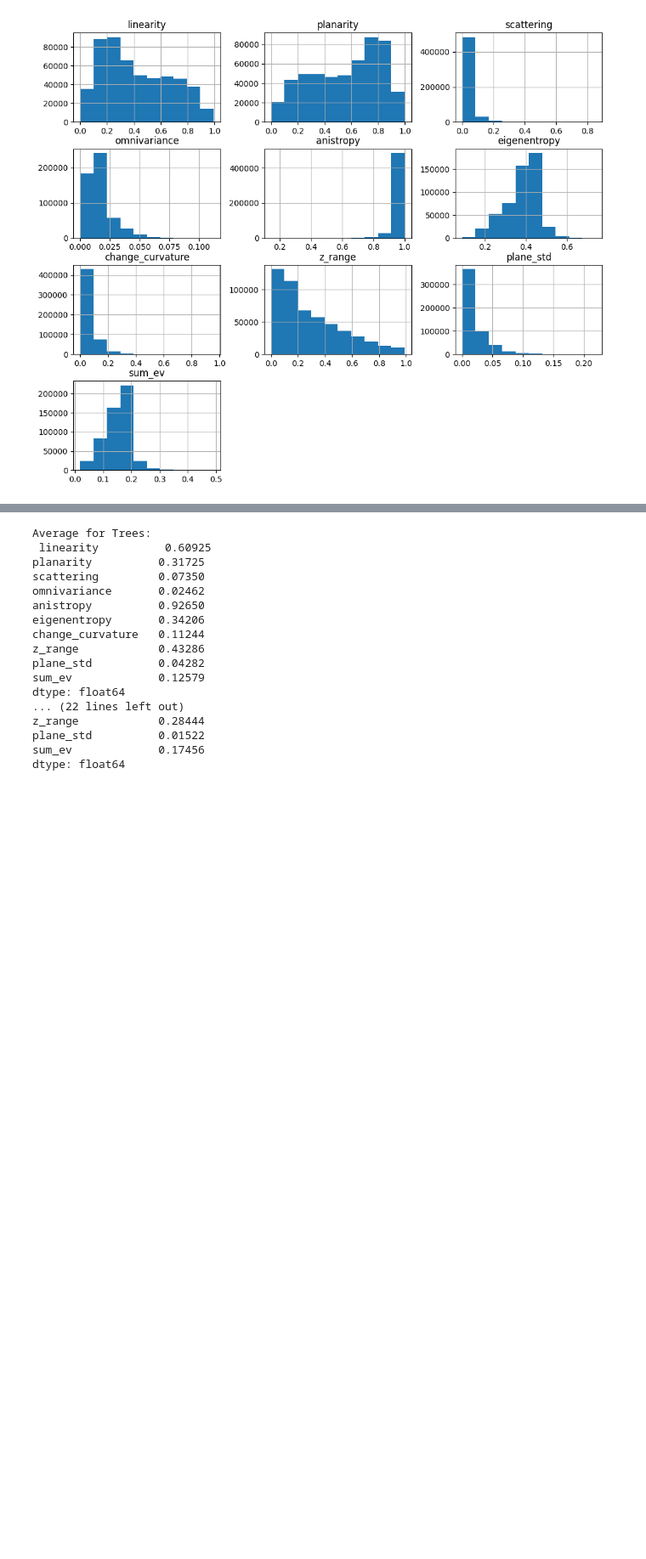
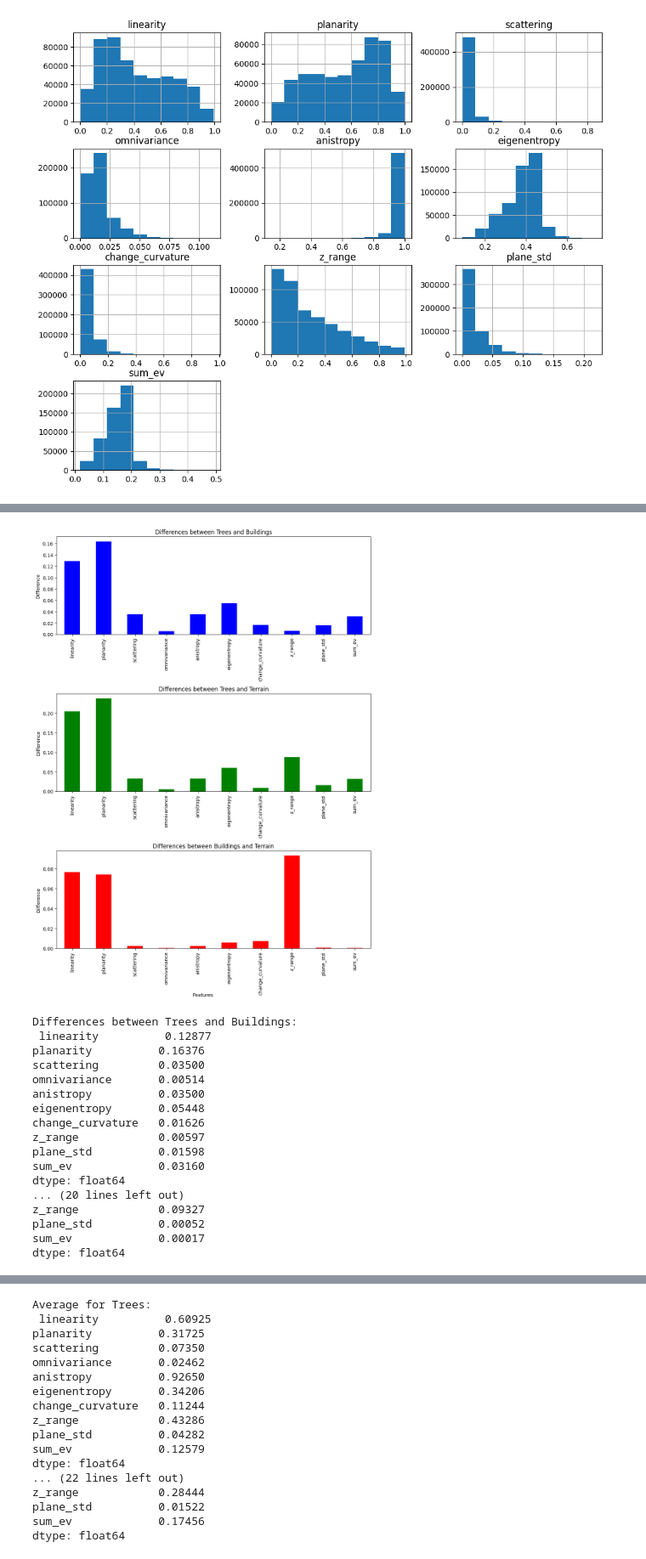
Before and after one commit to Lauvsnes1/TBA4256-3D-Digital-Modelling, a Jupyter notebook: final_project/final.ipynb, the cells around one changed output, grey strips where cells are left out. Shown at 85% size. Cells and saved outputs as stored; diff of their text form; code cells hidden in the pictures; blank space fills up the shorter version.

```diff
--- a/final_project/final.ipynb
+++ b/final_project/final.ipynb
@@ -187,0 +365,13 @@ array([[<Axes: title={'center': 'linearity'}>,
+# %%
+# Calculate averages
+avg_trees = tree_df_filtered.mean()
+avg_buildings = building_df_filtered.mean()
+avg_terrain = terrain_df.mean()
+
+# Display the averages
+print("Average for Trees:\n", average_trees)
+print()
+print("Average for Buildings:\n", average_buildings)
+print()
+print("Average for Terrain:\n", average_terrain)
+print()
@@ -187,0 +396,51 @@ array([[<Axes: title={'center': 'linearity'}>,
+# %%
+# Calculate differences between categories for each feature
+diff_trees_buildings = abs(avg_trees - avg_buildings)
+diff_trees_terrain = abs(avg_trees - avg_terrain)
+diff_buildings_terrain = abs(avg_buildings - avg_terrain)
+
+# Create a figure and a set of subplots
+fig, axes = plt.subplots(nrows=3, ncols=1, figsize=(10, 15))
+
+# Plot each Series on its own subplot
+diff_trees_buildings.plot(kind='bar', ax=axes[0], color='blue', title='Differences between Trees and Buildings')
+diff_trees_terrain.plot(kind='bar', ax=axes[1], color='green', title='Differences between Trees and Terrain')
+diff_buildings_terrain.plot(kind='bar', ax=axes[2], color='red', title='Differences between Buildings and Terrain')
+
+# Set labels for x and y axis
+axes[0].set_ylabel('Difference')
+axes[1].set_ylabel('Difference')
+axes[2].set_ylabel('Difference')
+
+# Set a common x label
+fig.text(0.5, 0.04, 'Features', ha='center', va='center')
+
+# Adjust layout
+plt.tight_layout(rect=[0, 0.03, 1, 0.95])
+
+# Show the plot
+plt.show()
+# Identify features with the largest differences
+# You might want to consider a threshold or just look for the top few features with the largest differences
+print("Differences between Trees and Buildings:\n", diff_trees_buildings)
+print("Differences between Trees and Terrain:\n", diff_trees_terrain)
+print("Differences between Buildings and Terrain:\n", diff_buildings_terrain)
+# %% [output]
+[figure, added]
+Differences between Trees and Buildings:
+ linearity          0.12877
+planarity          0.16376
+scattering         0.03500
+omnivariance       0.00514
+anistropy          0.03500
+eigenentropy       0.05448
+change_curvature   0.01626
+z_range            0.00597
+plane_std          0.01598
+sum_ev             0.03160
+dtype: float64
+... (20 lines left out)
+z_range            0.09327
+plane_std          0.00052
+sum_ev             0.00017
+dtype: float64
```
Also changed, not shown: parts of 29 cells of this notebook.
